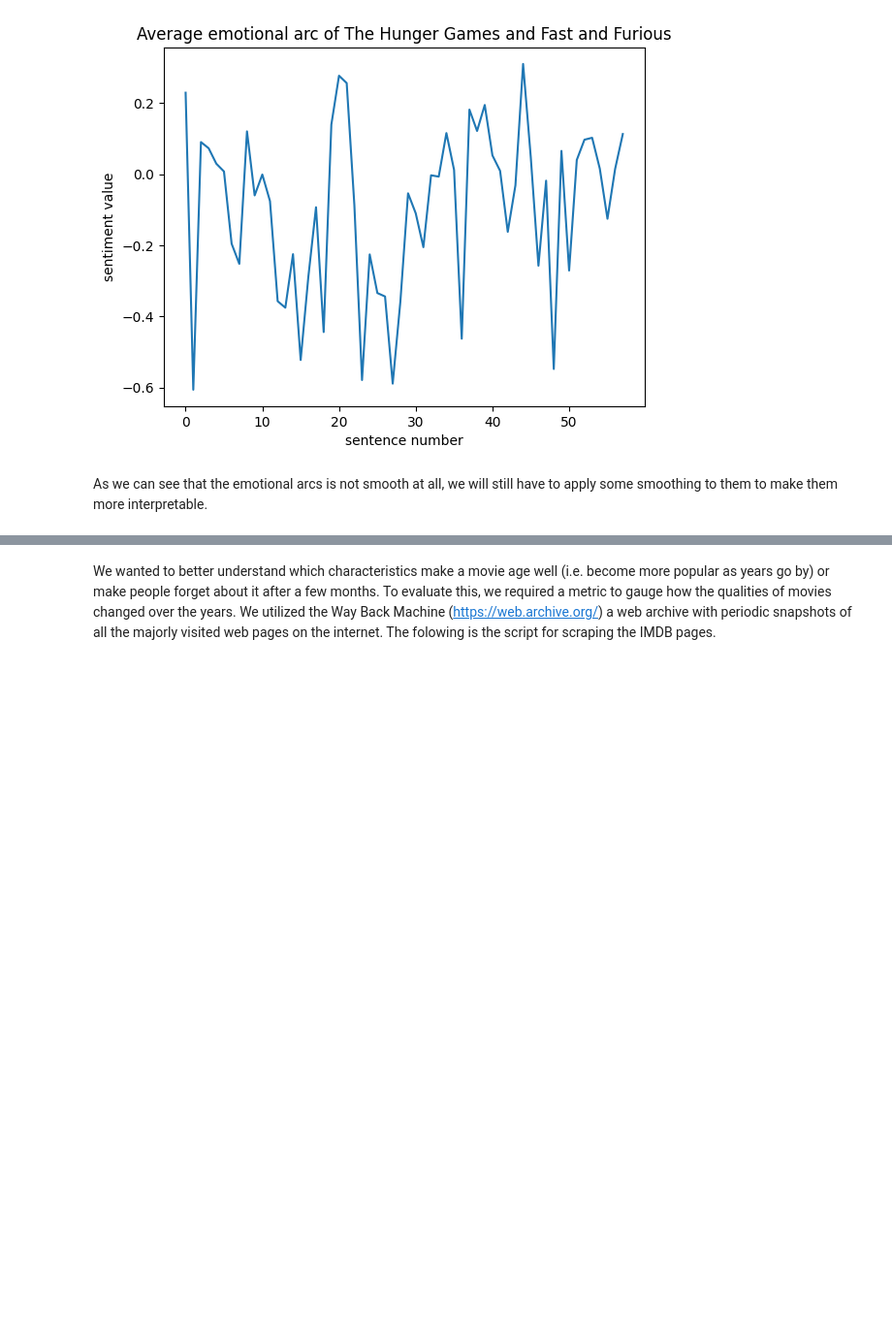
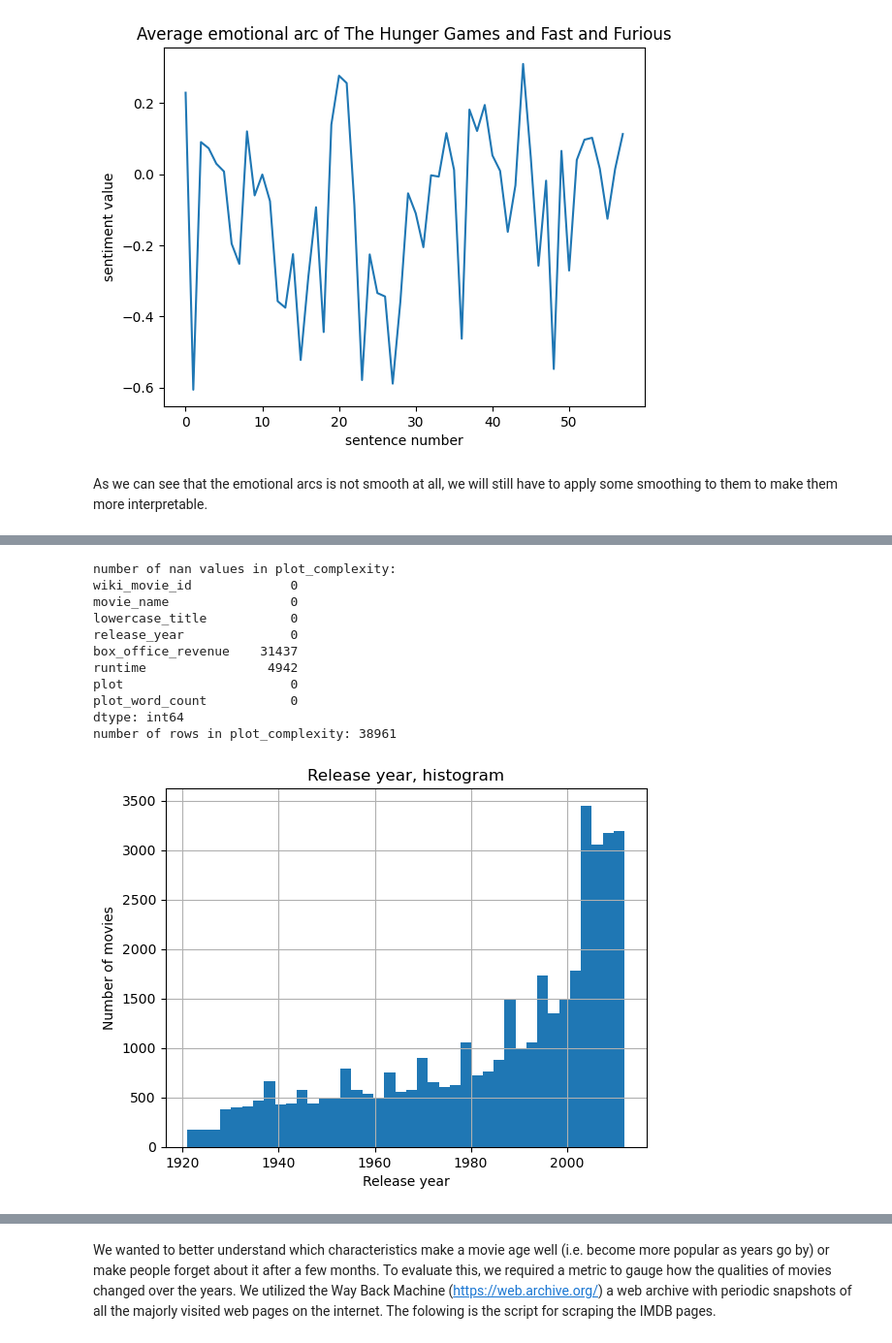
Before and after one commit to epfl-ada/ada-2023-project-msosm, a Jupyter notebook: main.ipynb, the cells around one changed output, grey strips where cells are left out. Shown at 97% size. Cells and saved outputs as stored; diff of their text form; code cells hidden in the pictures; blank space fills up the shorter version.

```diff
--- a/main.ipynb
+++ b/main.ipynb
@@ -516,0 +536,8 @@ As we can see that the emotional arcs is not smooth at all, we will still have t
+# %%
+plot_complexity = movie_metadata[['wiki_movie_id','movie_name','lowercase_title','release_year','box_office_revenue','runtime']].copy()
+plot_complexity = pd.merge(plot_complexity, plot_summaries, on='wiki_movie_id').copy()
+plot_complexity['plot_word_count'] = plot_complexity['plot'].apply(cx.count_words)
+print('number of nan values in plot_complexity:')
+print(plot_complexity.isna().sum())
+print('number of rows in plot_complexity:', plot_complexity.shape[0])
+plot_complexity.head(1)
@@ -516,0 +564,24 @@ As we can see that the emotional arcs is not smooth at all, we will still have t
+# %%
+# remove nan release_year and consider movies between 1920-2012
+plot_complexity = plot_complexity[(plot_complexity['release_year'] > 1920) & (plot_complexity['release_year'] < 2013)]
+
+print('number of nan values in plot_complexity:')
+print(plot_complexity.isna().sum())
+print('number of rows in plot_complexity:', plot_complexity.shape[0])
+plot_complexity['release_year'].dropna().hist(bins = 40, log=False)
+plt.xlabel('Release year')
+plt.ylabel('Number of movies')
+plt.title('Release year, histogram');
+# %% [output]
+number of nan values in plot_complexity:
+wiki_movie_id             0
+movie_name                0
+lowercase_title           0
+release_year              0
+box_office_revenue    31437
+runtime                4942
+plot                      0
+plot_word_count           0
+dtype: int64
+number of rows in plot_complexity: 38961
+[figure, added]
```
Also changed, not shown: parts of 54 cells of this notebook.
